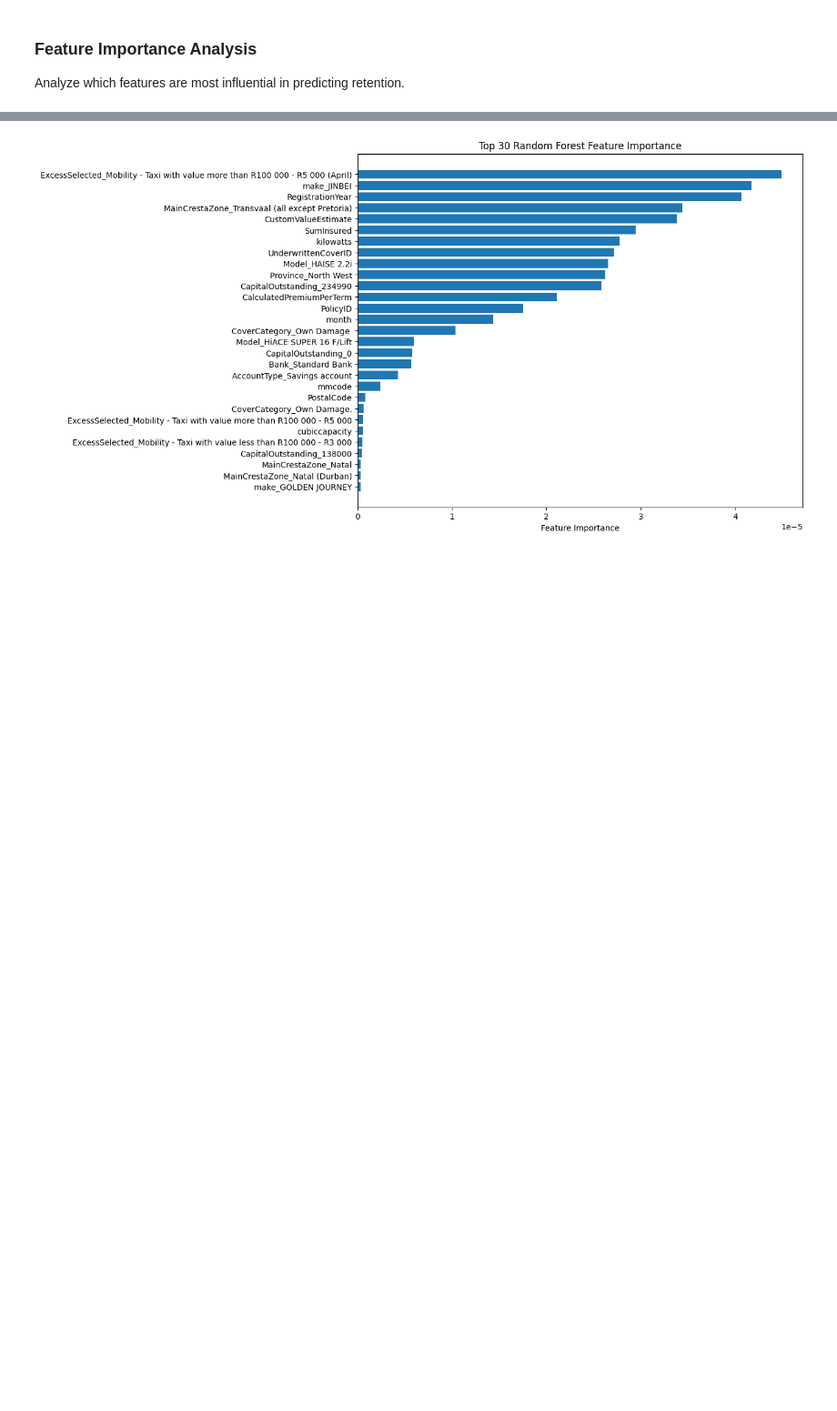
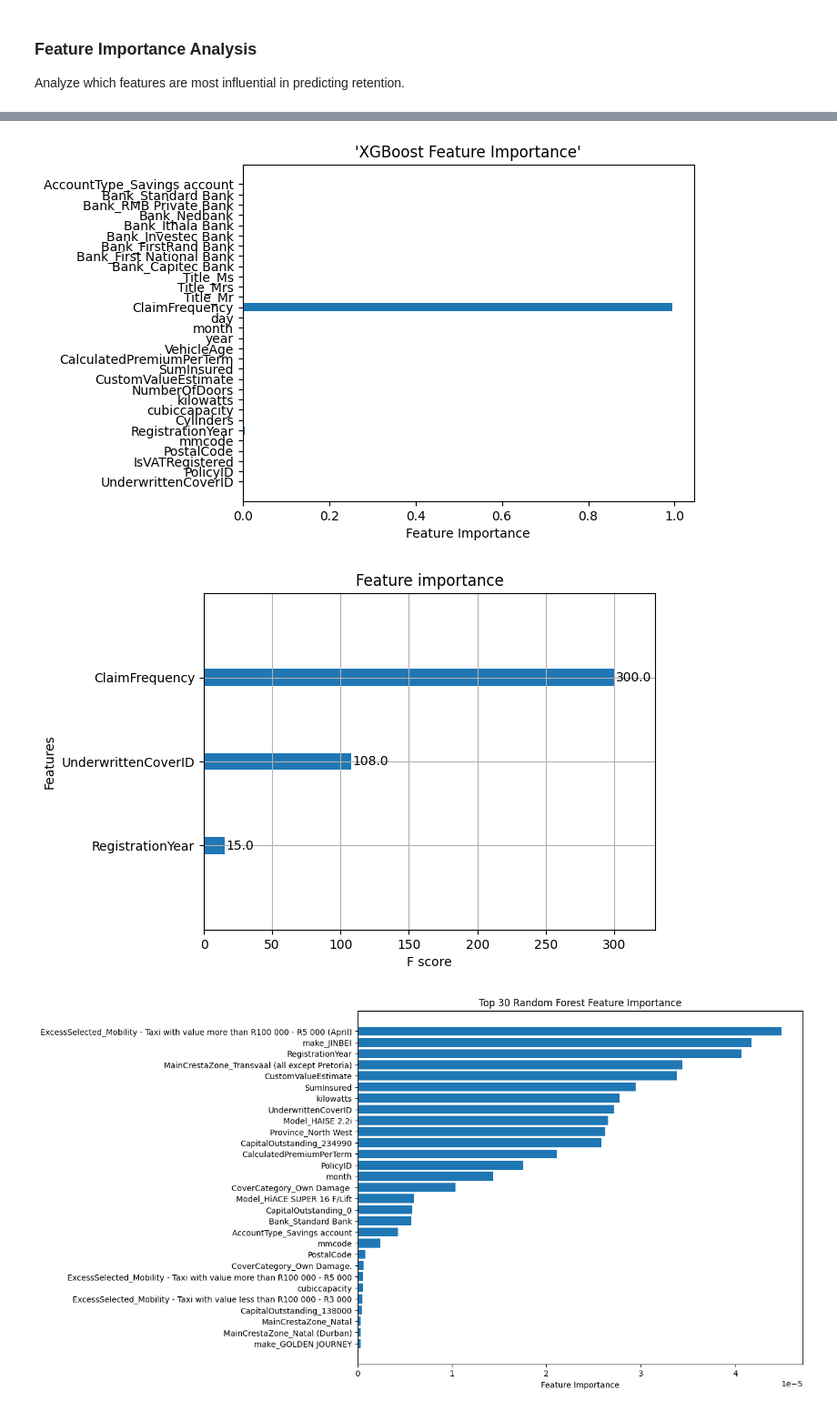
Before and after one commit to amsalugetasew/10_Academy_AI_Mastery_kifiya_Week_3_V1, a Jupyter notebook: notebooks/main.ipynb, the cells around one changed output, grey strips where cells are left out. Shown at 91% size. Saved outputs shown, nothing was run; the diff lists cells and outputs as text; code cells hidden in the pictures; blank space fills up the shorter version.

```diff
--- a/notebooks/main.ipynb
+++ b/notebooks/main.ipynb
@@ -690,3 +657,8 @@ plot_feature_importance(models, X_train)
+# %%
+plot.feature_importance(xgb_reg, X_train, "'XGBoost Feature Importance'")
+# %% [output]
+[figure, added]
+[figure, added]
 # %%
 import matplotlib.pyplot as plt
 import numpy as np
```
Also changed, not shown: parts of 15 cells of this notebook.
